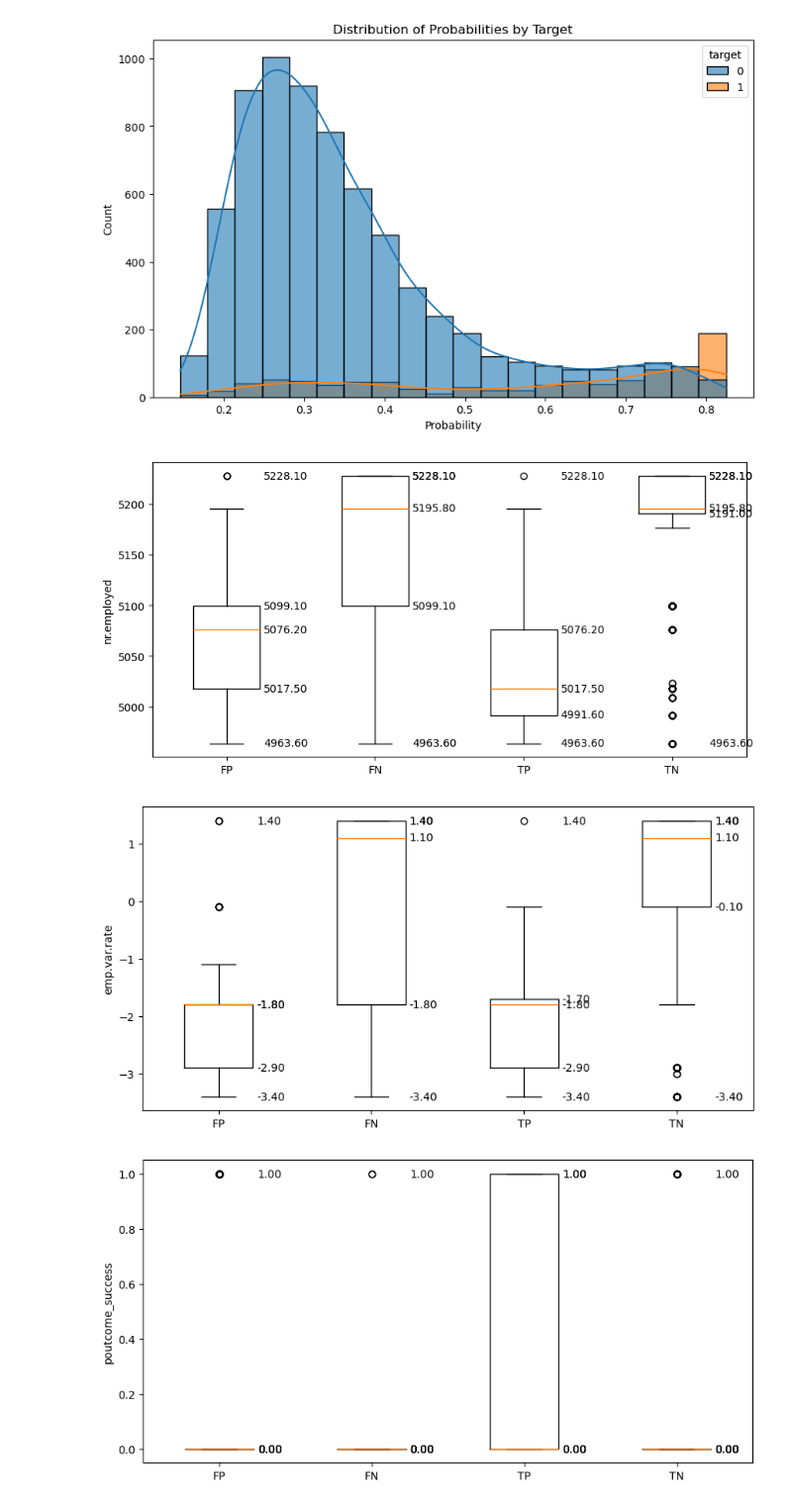
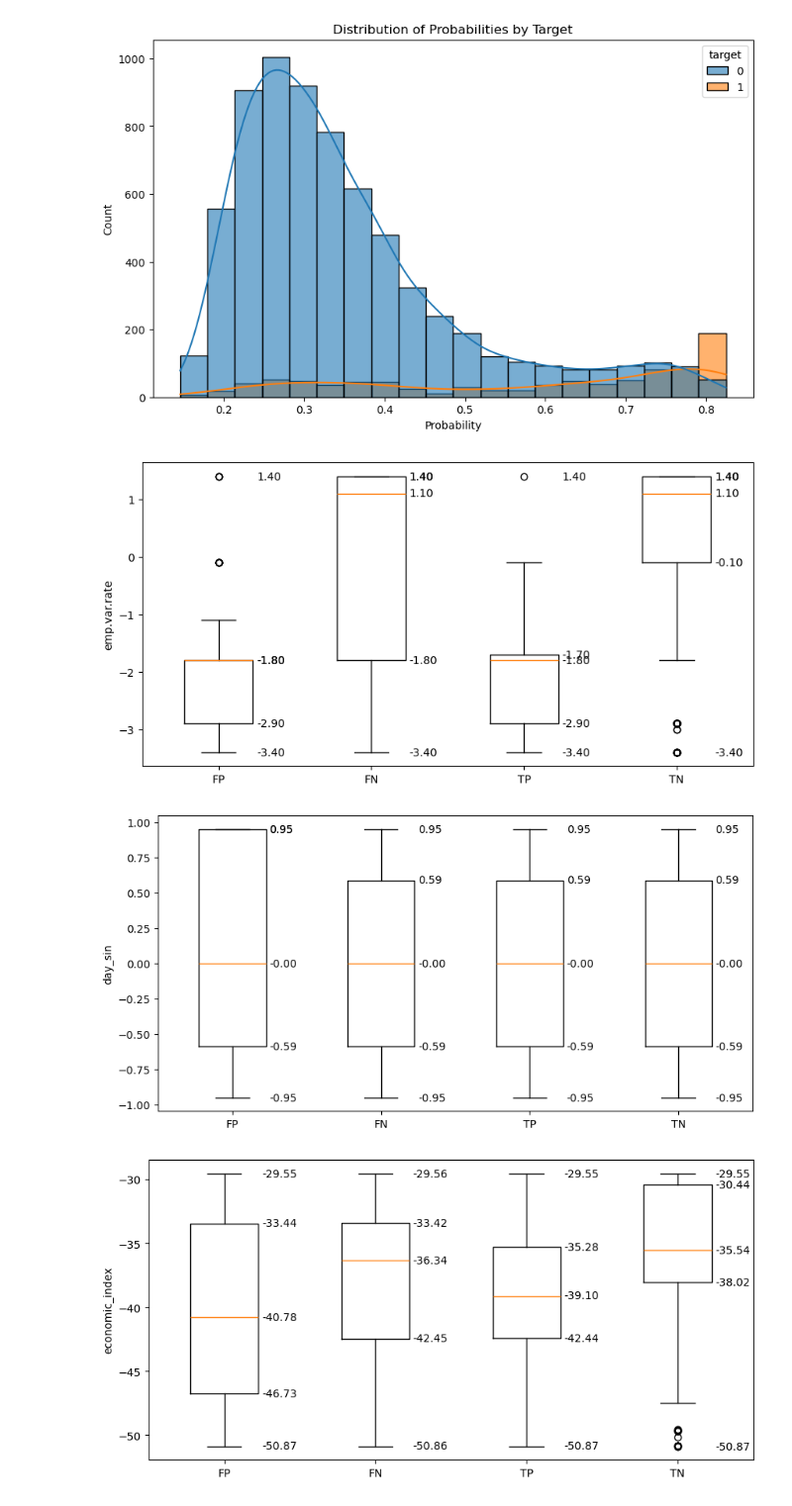
Before and after one commit to ExcellentDarkTea/MidtermProject-prediction-term-deposit, a Jupyter notebook: notebooks/03_interpretability.ipynb, the cells around one changed output. Shown at 99% size. Drawn from its saved outputs; the diff is of its cells as text; code cells hidden in the pictures.

```diff
--- a/notebooks/03_interpretability.ipynb
+++ b/notebooks/03_interpretability.ipynb
@@ -131,36 +143,38 @@ plt.show()
 # %%
 import numpy as np
 import matplotlib.pyplot as plt
+
+feature_importance_df_short = ['emp.var.rate', 'day_sin', 'economic_index', 'employment_to_price', 'cons.price.idx']
 
 def calculate_quartiles(data):
     """Calculate quartiles for each group in the data."""
     return [np.percentile(group, [0, 25, 50, 75, 100]) for group in data]
 
 def annotate_quartiles(quartiles, x_offset=1.25):
     """Annotate the boxplot with quartile values."""
     for i, q in enumerate(quartiles):
         for j, percentile in enumerate(q):
             plt.text(i + x_offset, percentile, f'{percentile:.2f}', va='center')
 
 def build_boxplots(feature, data_sets, labels):
     """Build and display boxplots for a given feature."""
     data = [df[feature] for df in data_sets]
     quartiles = calculate_quartiles(data)
 
     plt.figure(figsize=(10, 5))
     plt.boxplot(data)
     annotate_quartiles(quartiles)
 
     plt.xticks(range(1, len(labels) + 1), labels)
     plt.ylabel(feature)
     plt.show()
 
 data_sets = [df_FP, df_FN, df_TP, df_TN]
 labels = ['FP', 'FN', 'TP', 'TN']
 
-for feature in (feature_importance_df_short['feature']):
+for feature in (feature_importance_df_short):
     build_boxplots(feature, data_sets, labels)
 # %% [output]
-[figure, old version]
+[figure, new version]
-[figure, old version]
+[figure, new version]
-[figure, old version]
+[figure, new version]
```
Also changed, not shown: parts of 3 cells of this notebook, 4 other files.
